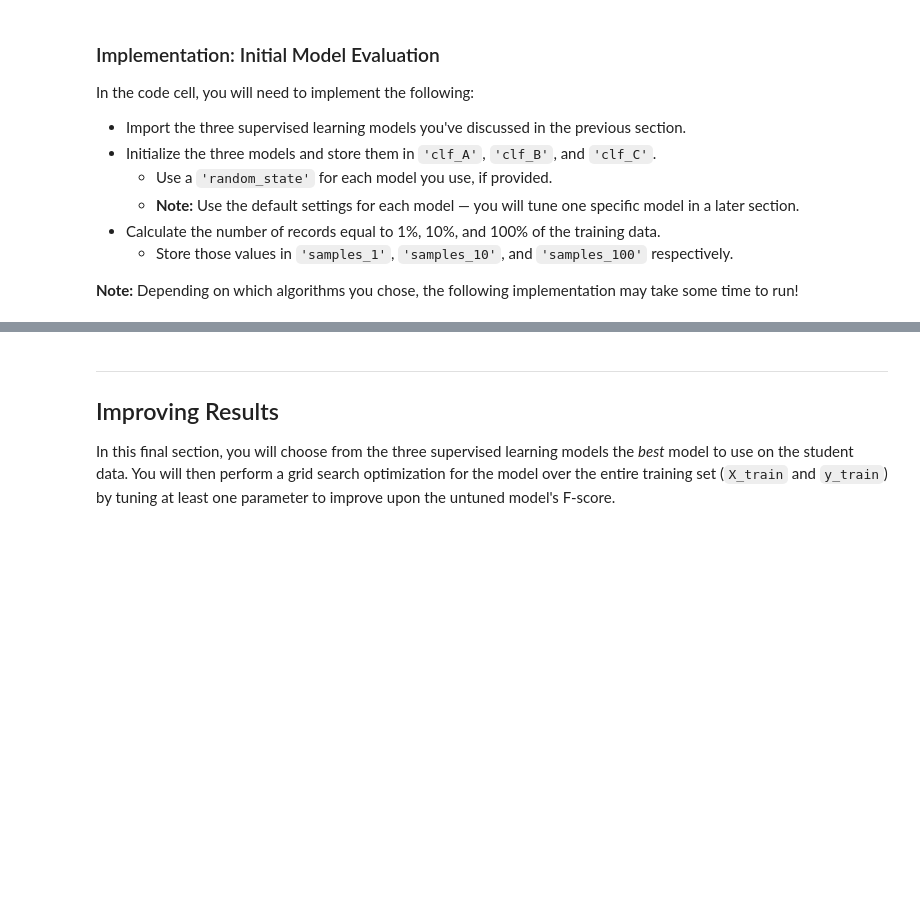
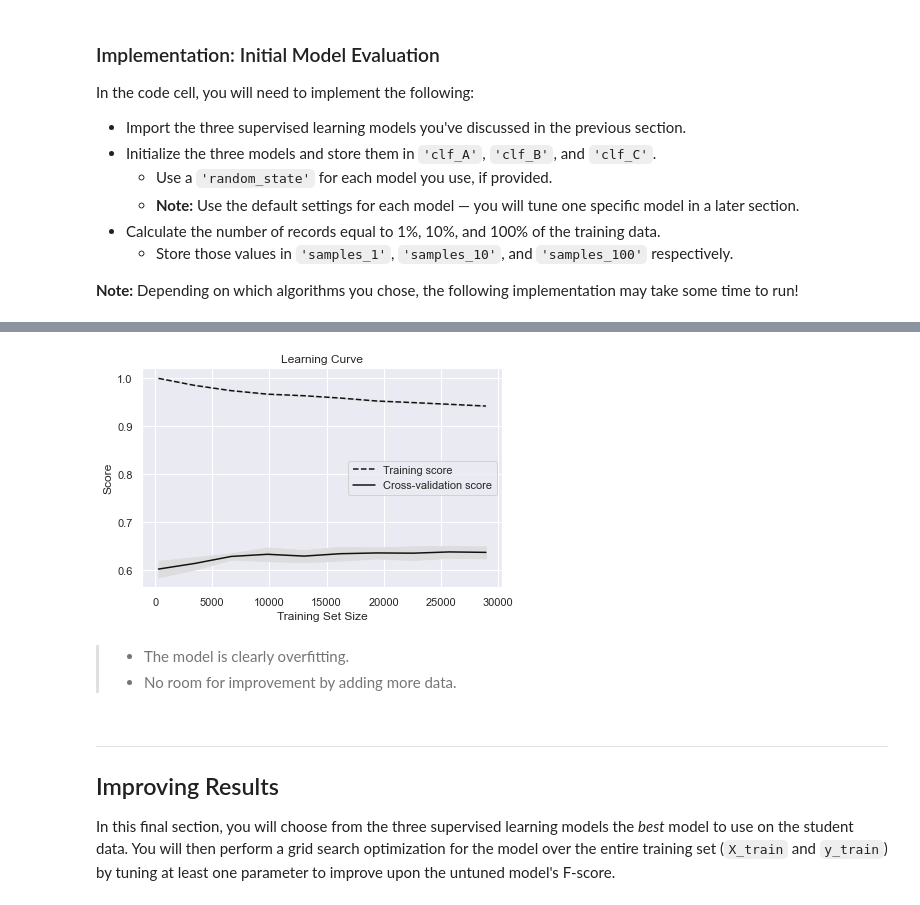
Before and after one commit to DVM-Moheb/Udacity-Finding-Donors-for-Charity-ML, a Jupyter notebook: finding_donors.ipynb, the cells around one changed output, grey strips where cells are left out. Cells and saved outputs as stored; diff of their text form; code cells hidden in the pictures; blank space fills up the shorter version.

```diff
--- a/finding_donors.ipynb
+++ b/finding_donors.ipynb
@@ -526,3 +605,16 @@ vs.evaluate(results, accuracy, fscore)
+# %%
+# Split the data and perform CV on different sample sizes for clf_B:
+train_sizes, train_scores, test_scores = learning_curve(clf_B, X_train, y_train,
+                                                        train_sizes=np.linspace(0.01, 1.0, 10),
+                                                        cv=kf5, scoring=scorer, random_state=42, n_jobs=-1)
+# %%
+# Plot the learning curve for clf_B:
+plot_learning_curve(train_sizes, train_scores, test_scores)
+# %% [output]
+[figure, added]
+# %% [markdown]
+> - The model is clearly overfitting.
+> - No room for improvement by adding more data.
 # %% [markdown]
 ----
 ## Improving Results
```
Also changed, not shown: parts of 74 cells of this notebook, 1 other file.
